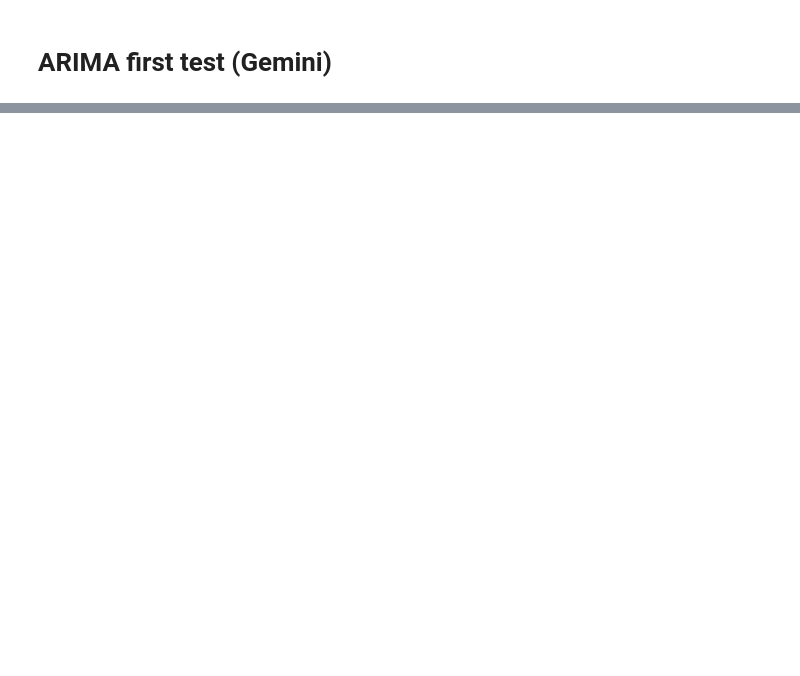
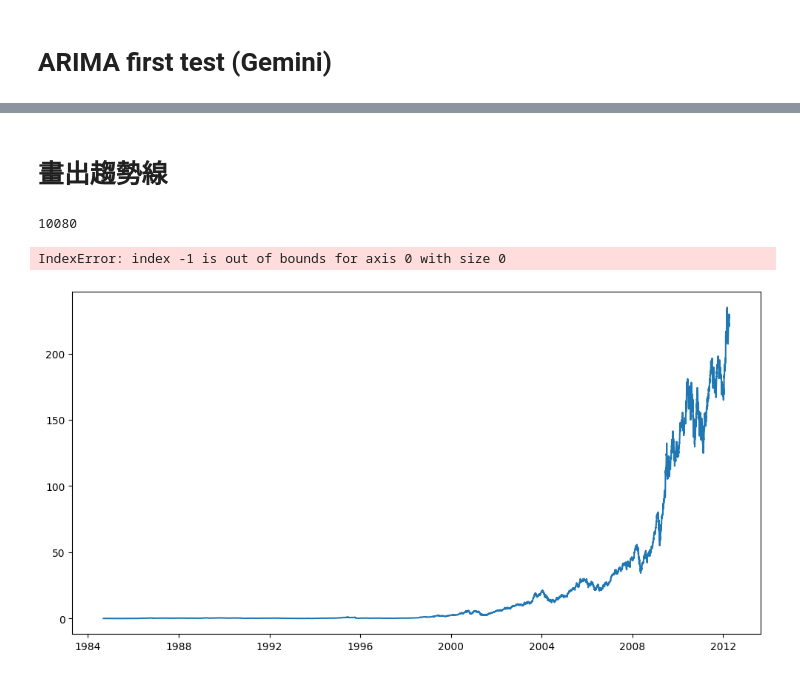
Before and after one commit to PuiPu/data_sci_final_project, a Jupyter notebook: ARIMA.ipynb, the cells around one changed output, grey strips where cells are left out. Cells and saved outputs as stored; diff of their text form; code cells hidden in the pictures; blank space fills up the shorter version.

```diff
--- a/ARIMA.ipynb
+++ b/ARIMA.ipynb
@@ -32,0 +72,25 @@ FileNotFoundError: [Errno 2] No such file or directory: '/kaggle/input/apple-inc
+# %% [markdown]
+# 畫出趨勢線
+# %%
+import matplotlib.pyplot as plt
+
+print(len(train_data))
+
+# 繪製圖表
+plt.figure(figsize=(12, 6))
+plt.plot(train_data.index, train_data['Close'], label='Training Data')
+plt.plot(test_data.index, test_data['Close'], label='Test Data')
+
+forecast_index = pd.date_range(start=test_data.index[-1], periods=len(forecast), freq='D')
+plt.plot(forecast_index, forecast, label='Forecast', color='red')
+
+plt.title('Apple Stock Price Forecast')
+plt.xlabel('Date')
+plt.ylabel('Price')
+plt.legend()
+
+plt.show()
+# %% [output]
+10080
+IndexError: index -1 is out of bounds for axis 0 with size 0
+[figure, added]
```
Also changed, not shown: parts of 3 cells of this notebook.
